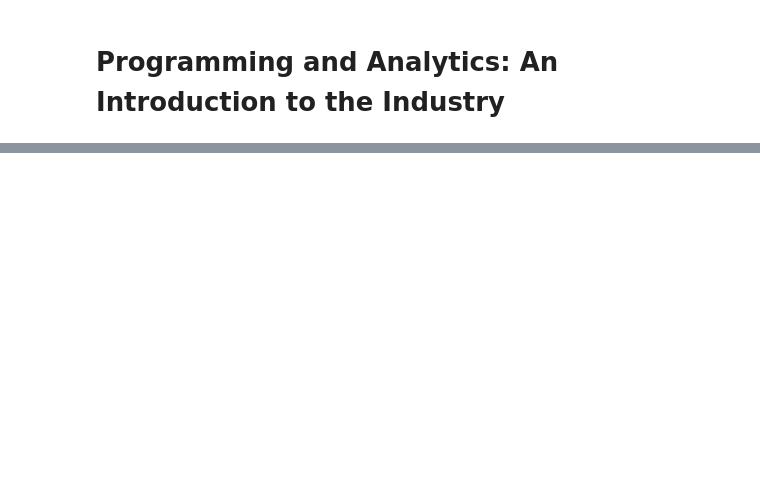
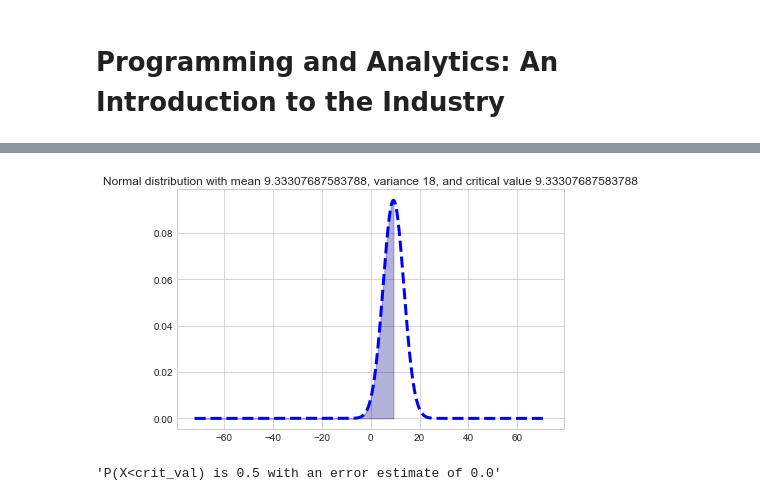
Before and after one commit to WillTirone/CodeLouisville_Examples, a Jupyter notebook: analytics_presentation.ipynb, the cells around one changed output, grey strips where cells are left out. Drawn from its saved outputs; the diff is of its cells as text; code cells hidden in the pictures; blank space fills up the shorter version.

```diff
--- a/analytics_presentation.ipynb
+++ b/analytics_presentation.ipynb
@@ -38,0 +183,16 @@ These were created often by universities or individuals and are completely free,
+# %%
+# sample size
+n = len(data_set.index)
+
+# divided by the sample size just to scale and show the visual
+mu = data_set['Sale Price'].mean() / n
+var = int(round(data_set['Sale Price'].std() / n, 0))
+
+distribution = stats.Norm_rv(mu, var, crit_value=mu)
+distribution.plot_pdf()
+# %% [output]
+[figure, added]
+# %%
+distribution.probability_calc()
+# %% [output]
+'P(X<crit_val) is 0.5 with an error estimate of 0.0'
```
Also changed, not shown: parts of 17 cells of this notebook, 1 other file.
